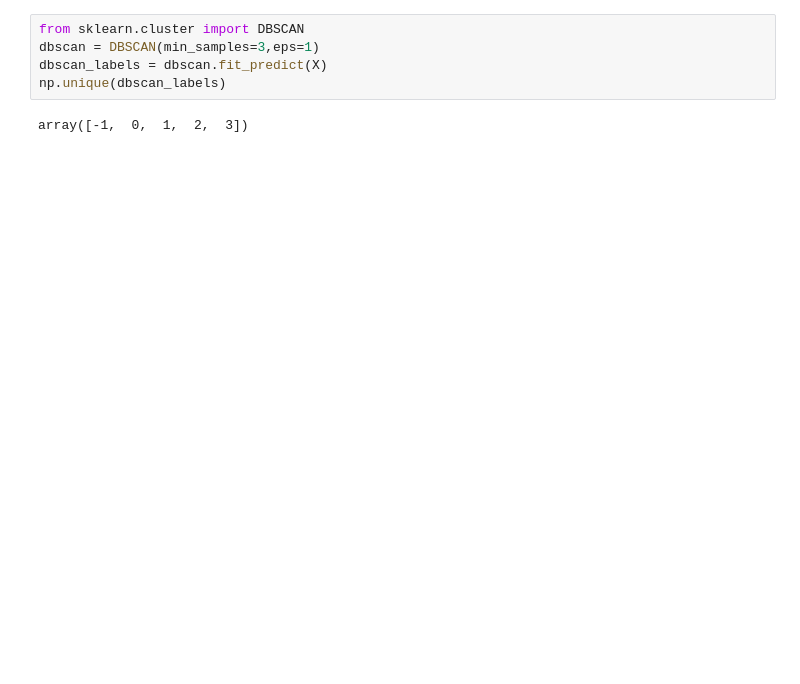
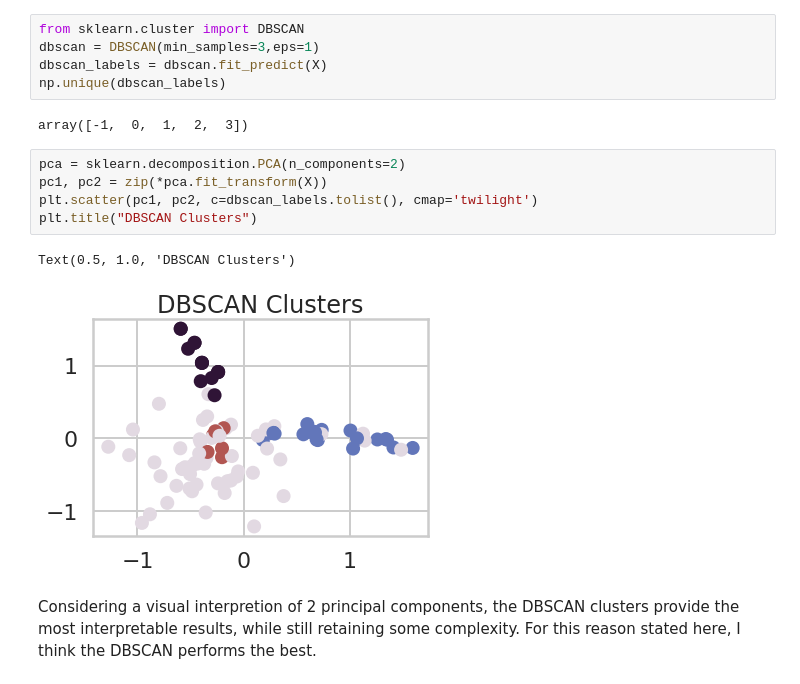
Before and after one commit to ipaulson/sb_curriculum, a Jupyter notebook: k-means-clustering/Clustering Case Study - Customer Segmentation with K-Means - Tier 3.ipynb, the cells around one changed output. Saved outputs shown, nothing was run; the diff lists cells and outputs as text; blank space fills up the shorter version.

```diff
--- a/k-means-clustering/Clustering Case Study - Customer Segmentation with K-Means - Tier 3.ipynb
+++ b/k-means-clustering/Clustering Case Study - Customer Segmentation with K-Means - Tier 3.ipynb
@@ -575,3 +599,13 @@ dbscan_labels = dbscan.fit_predict(X)
 np.unique(dbscan_labels)
 # %% [output]
 array([-1,  0,  1,  2,  3])
+# %%
+pca = sklearn.decomposition.PCA(n_components=2)
+pc1, pc2 = zip(*pca.fit_transform(X))
+plt.scatter(pc1, pc2, c=dbscan_labels.tolist(), cmap='twilight')
+plt.title("DBSCAN Clusters")
+# %% [output]
+Text(0.5, 1.0, 'DBSCAN Clusters')
+[figure, added]
+# %% [markdown]
+Considering a visual interpretion of 2 principal components, the DBSCAN clusters provide the most interpretable results, while still retaining some complexity. For this reason stated here, I think the DBSCAN performs the best.
```
Also changed, not shown: parts of 9 cells of this notebook, 1 other file.
